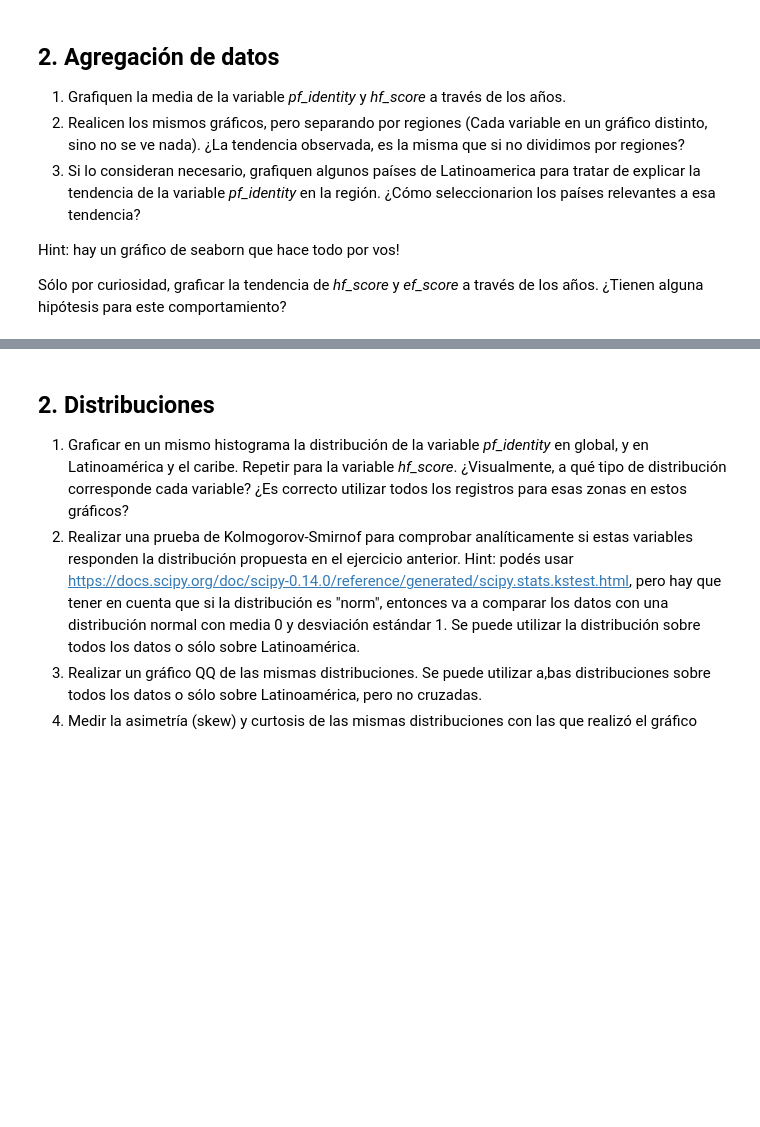
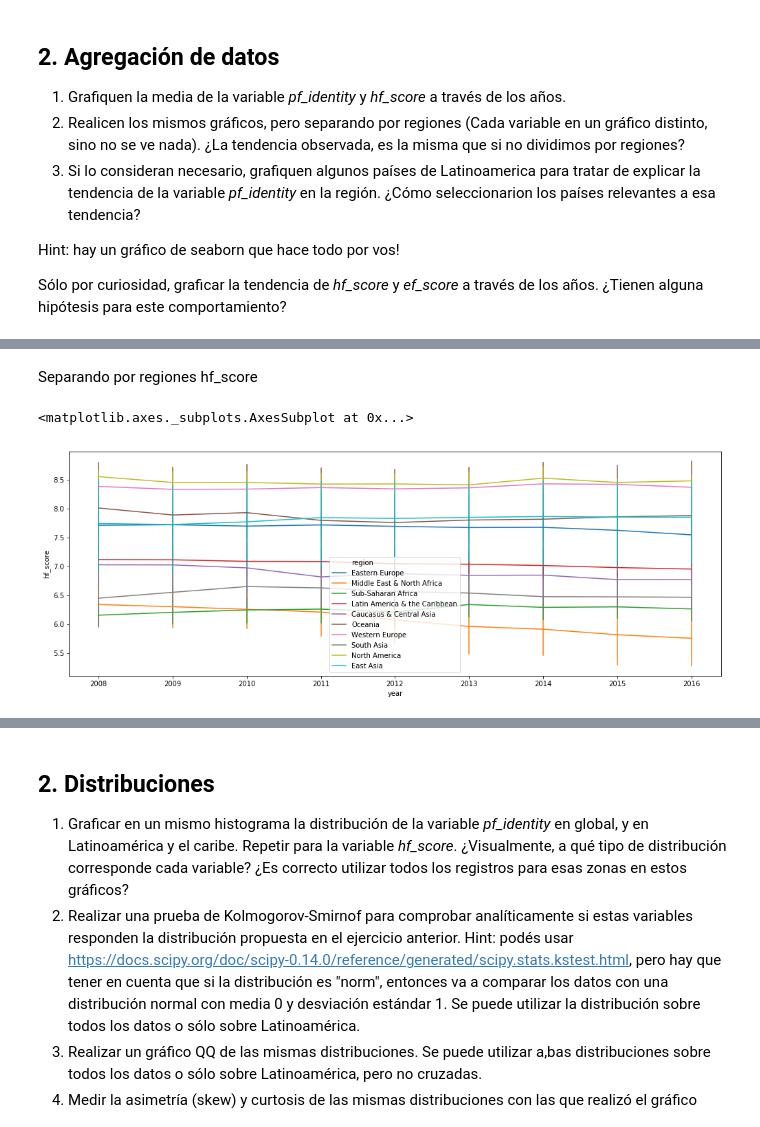
Before and after one commit to manquius/diplodatos_ayv, a Jupyter notebook: 02_practico_Fernando.ipynb, the cells around one changed output, grey strips where cells are left out. Saved outputs shown, nothing was run; the diff lists cells and outputs as text; code cells hidden in the pictures; blank space fills up the shorter version.

```diff
--- a/02_practico_Fernando.ipynb
+++ b/02_practico_Fernando.ipynb
@@ -234,0 +251,9 @@ Sólo por curiosidad, graficar la tendencia de *hf_score* y *ef_score* a través
+# %% [markdown]
+Separando por regiones
+hf_score
+# %%
+plt.figure(figsize=(17,6))
+seaborn.lineplot(data=world_dataset, x='year', y='hf_score', hue='region', err_style="bars")
+# %% [output]
+<matplotlib.axes._subplots.AxesSubplot at 0x...>
+[figure, added]
```
Also changed, not shown: parts of 12 cells of this notebook.
